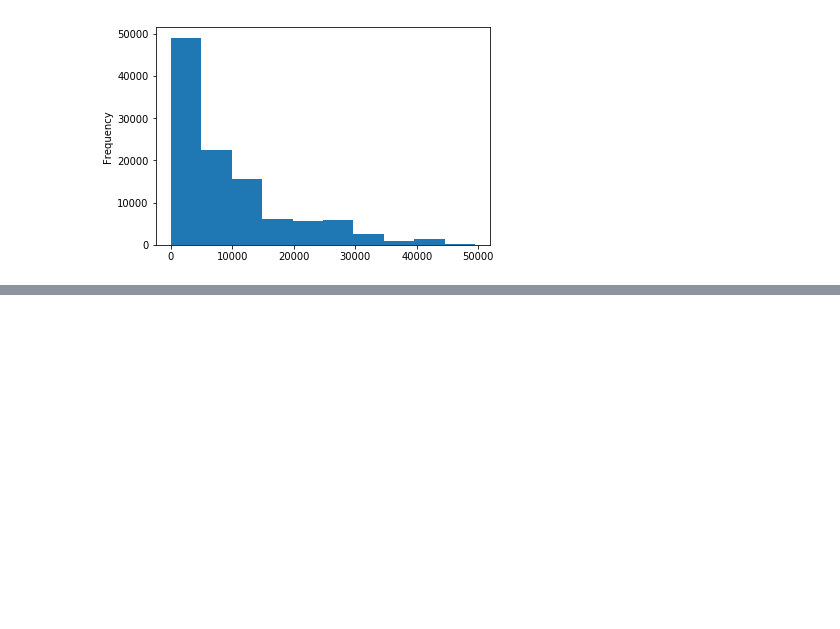
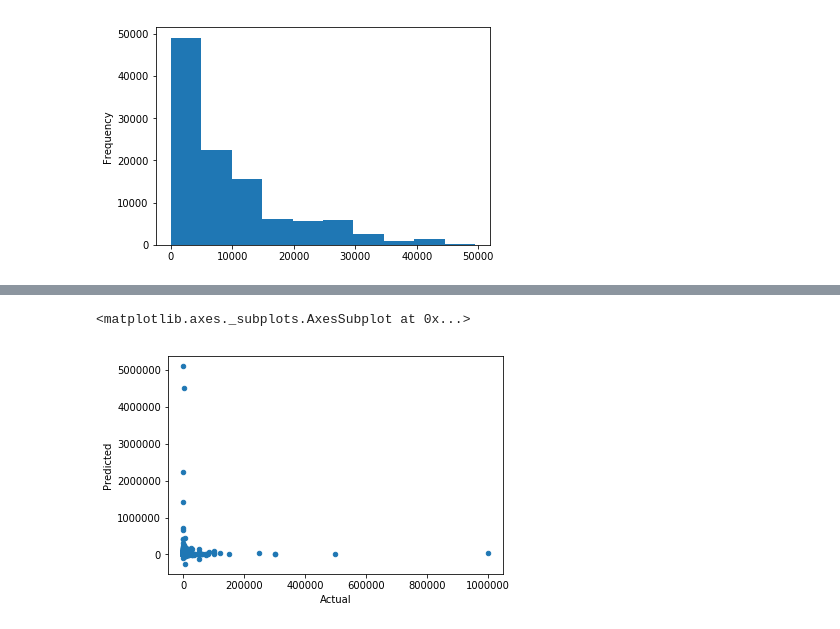
Before and after one commit to freeburgernator/storm_analytics, a Jupyter notebook: Storm_Notebook_Ethan_Dataset_Builder.ipynb, the cells around one changed output, grey strips where cells are left out. Cells and saved outputs as stored; diff of their text form; code cells hidden in the pictures; blank space fills up the shorter version.

```diff
--- a/Storm_Notebook_Ethan_Dataset_Builder.ipynb
+++ b/Storm_Notebook_Ethan_Dataset_Builder.ipynb
@@ -19,4 +14,11 @@ pd.set_option('display.max_rows', None)
 %matplotlib inline
+# %%
+if True:
+    # Log into Darwin SDK
+    from amb_sdk.sdk import DarwinSdk
+    s = DarwinSdk()
+    s.set_url('https://amb-demo-api.sparkcognition.com/v1/')
+    s.auth_login_user('ethan.freeburg@utexas.edu','AAn7WQfgqk')
 # %% [markdown]
 ## Load Main Dataset
 # %%
@@ -315,0 +431,2 @@ array(['BEGIN_YEARMONTH', 'BEGIN_DAY', 'BEGIN_TIME', 'END_YEARMONTH',
+# %%
+out = s.run_model('winter_data_test', 'winter_model')
@@ -315,0 +443,21 @@ array(['BEGIN_YEARMONTH', 'BEGIN_DAY', 'BEGIN_TIME', 'END_YEARMONTH',
+# %%
+
+artifact = s.download_artifact('4a98b4f467884dd8b8610ced4c1e844b')
+# %%
+pred = artifact[1]['DAMAGE_PROPERTY']
+y_col = wind_data_test['DAMAGE_PROPERTY']
+
+#print(pred)
+
+xs = []
+ys = []
+for i in range(500):
+    xs.append(y_col.iloc[i])
+    ys.append(pred.iloc[i])
+
+accuracy = pd.DataFrame({'Actual':xs,'Predicted':ys})
+# %%
+accuracy.plot.scatter('Actual','Predicted')
+# %% [output]
+<matplotlib.axes._subplots.AxesSubplot at 0x...>
+[figure, added]
```
Also changed, not shown: parts of 23 cells of this notebook.
